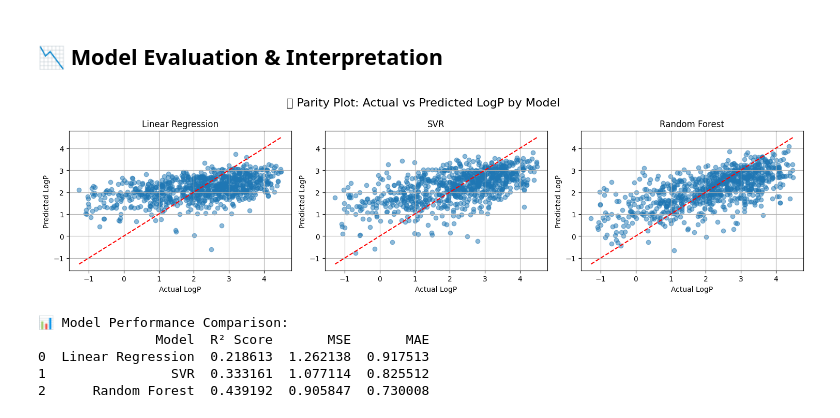
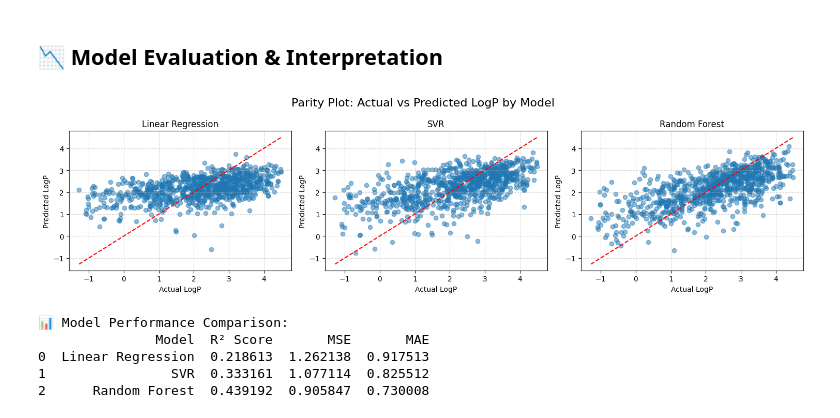
Before and after one commit to Kyeongbin-Tom/logp-tpsa-analysis, a Jupyter notebook: notebooks/LogP_TPSA_Analysis.ipynb, the cells around one changed output. Drawn from its saved outputs; the diff is of its cells as text; code cells hidden in the pictures.

Commit message:
Update from Colab

```diff
--- a/notebooks/LogP_TPSA_Analysis.ipynb
+++ b/notebooks/LogP_TPSA_Analysis.ipynb
@@ -323,29 +304,38 @@ plt.show()
 # %% [markdown]
 ## 📉 Model Evaluation & Interpretation
 # %%
-# Define true vs predicted pairs
-models = {
-    "Linear Regression": (y_test, lr_model.predict(X_test)),
-    "SVR": (y_test, y_pred_svr),
-    "Random Forest": (y_test, y_pred_rf)
-}
+# Save parity plot comparing actual vs predicted LogP values for all models
 
-# Plot parity plots
+# Ensure the 'images/' directory exists (especially important in Colab)
+os.makedirs("images", exist_ok=True)
+
+# Define the figure layout
 plt.figure(figsize=(15, 4))
+
+# models dictionary must be defined earlier like:
+# models = {
+#     "Linear Regression": (y_test, y_pred_lr),
+#     "SVR": (y_test, y_pred_svr),
+#     "Random Forest": (y_test, y_pred_rf)
+# }
+
 for i, (name, (y_true, y_pred)) in enumerate(models.items(), 1):
     plt.subplot(1, 3, i)
     plt.scatter(y_true, y_pred, alpha=0.5)
-    plt.plot([y_true.min(), y_true.max()], [y_true.min(), y_true.max()], 'r--')
-    plt.title(f"{name}")
+    plt.plot([y_true.min(), y_true.max()], [y_true.min(), y_true.max()], 'r--')  # y = x reference line
+    plt.title(name)
     plt.xlabel("Actual LogP")
     plt.ylabel("Predicted LogP")
-    plt.grid(True)
+    plt.grid(True, linestyle="--", alpha=0.5)
 
-plt.suptitle("🔍 Parity Plot: Actual vs Predicted LogP by Model", fontsize=16)
+plt.suptitle("Parity Plot: Actual vs Predicted LogP by Model", fontsize=16)
 plt.tight_layout()
+
+# Save the image to 'images/' directory
+plt.savefig("images/parity_plot_all_models.png", dpi=300)
 plt.show()
 # %% [output]
-[figure, old version]
+[figure, new version]
 # %%
 # Evaluate all models: Linear Regression, SVR, Random Forest
 
```
Also changed, not shown: parts of 2 cells of this notebook.
